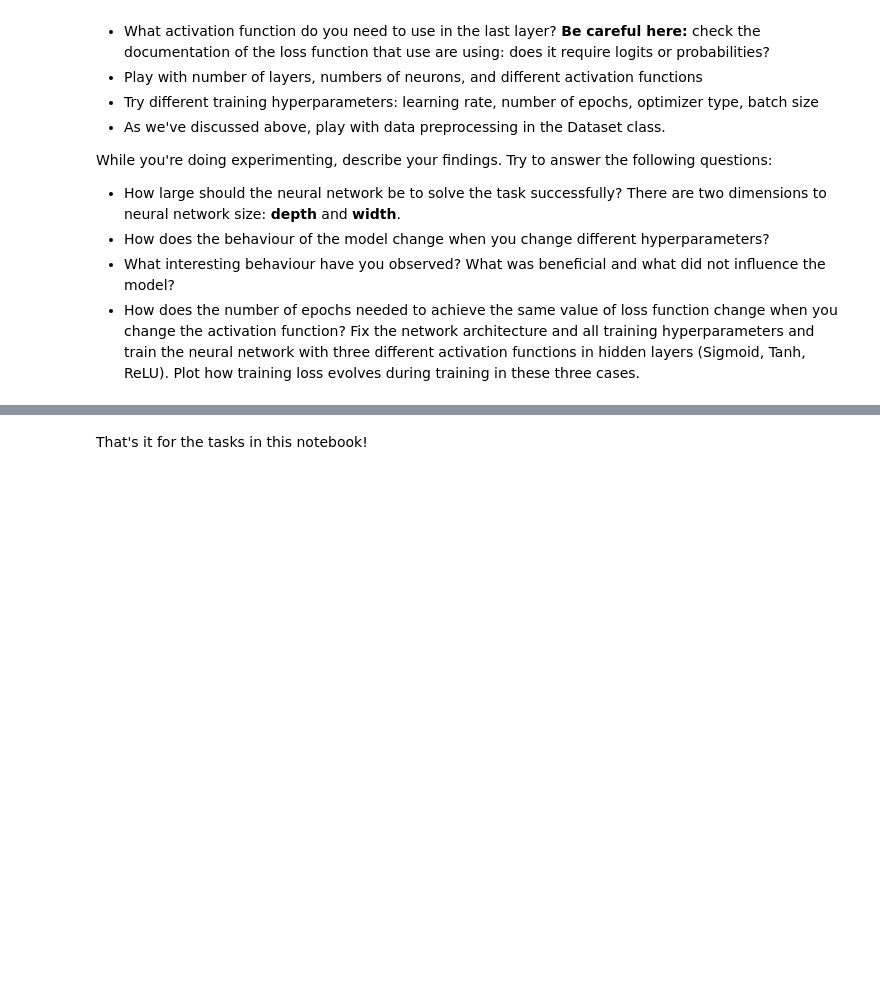
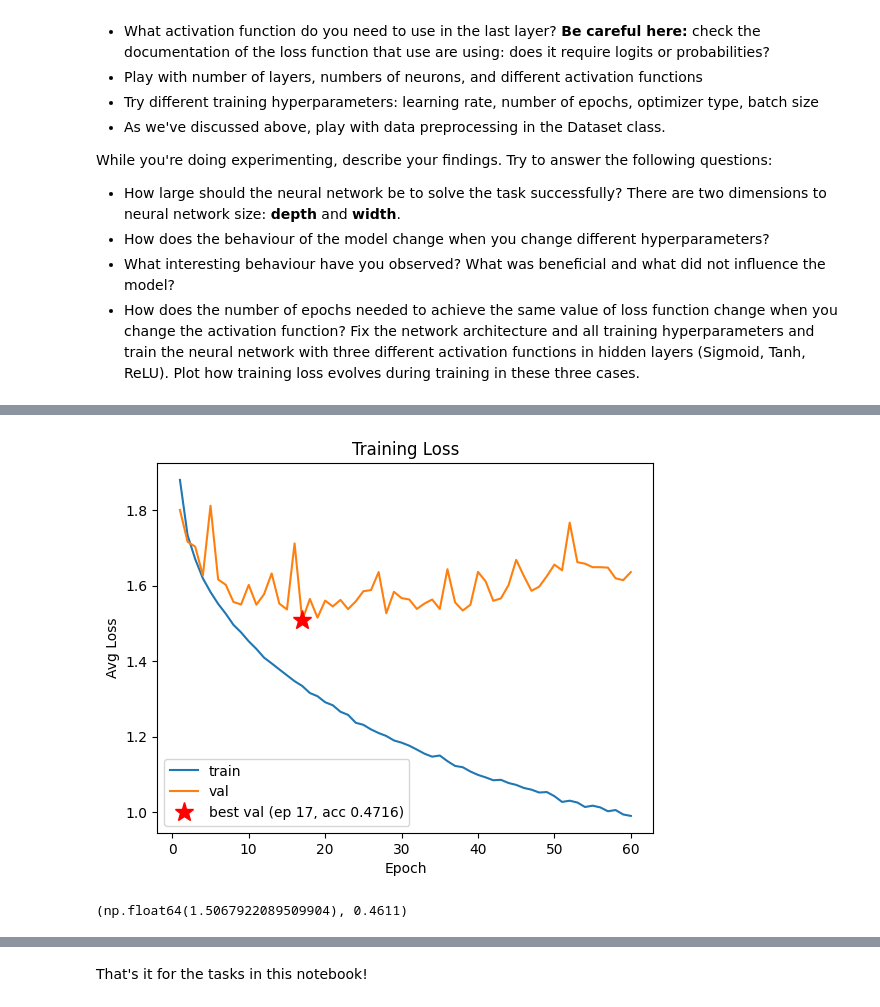
Before and after one commit to armantsaturian/nebius-ai-engineering, a Jupyter notebook: llm-architectures/hw2/homework_CIFAR10.ipynb, the cells around one changed output, grey strips where cells are left out. Saved outputs shown, nothing was run; the diff lists cells and outputs as text; code cells hidden in the pictures; blank space fills up the shorter version.

```diff
--- a/llm-architectures/hw2/homework_CIFAR10.ipynb
+++ b/llm-architectures/hw2/homework_CIFAR10.ipynb
@@ -1334,9 +1320,10 @@ Define a neural network that should solve a multi-class classification task with
 - What activation function should the last layer have?
 # %%
 import torch.nn as nn
+from typing import Optional
 
 class Net(nn.Module):
-    def __init__(self, input_dim: int, linear_blocks: list):
+    def __init__(self, input_dim: int, linear_blocks: list, dropout: Optional[float]):
         super(Net, self).__init__()
 
         # define layers and activation function that your model will have
@@ -1347,6 +1334,8 @@ class Net(nn.Module):
             layers.append(nn.Linear(in_dim, h))
             layers.append(nn.BatchNorm1d(h))
             layers.append(nn.ReLU())
+            if dropout:
+                layers.append(nn.Dropout(dropout))
             in_dim = h
         layers.append(nn.Linear(in_dim, 10))
         self.net = nn.Sequential(*layers)
@@ -1544,0 +1661,30 @@ While you're doing experimenting, describe your findings. Try to answer the foll
+# %%
+from torchvision.transforms import v2
+
+class Grayscale:
+    def __call__(self, x):
+        # ITU-R BT.601 luma, x shape: (3, H, W)
+        gray = 0.299 * x[0] + 0.587 * x[1] + 0.114 * x[2]
+        return gray.unsqueeze(0).expand(3, -1, -1)  # repeat to 3ch so Net input_dim stays 3*32*32
+
+grayscale_transform = Grayscale()
+# %%
+gray_train_ds = CIFAR10Dataset(train_data_34, transform=grayscale_transform)
+gray_val_ds = CIFAR10Dataset(val_data_34, transform=grayscale_transform)
+gray_test_ds = CIFAR10Dataset(test_data_34, transform=grayscale_transform)
+
+gray_train_loader = torch.utils.data.DataLoader(gray_train_ds, batch_size=64, shuffle=True)
+gray_val_loader = torch.utils.data.DataLoader(gray_val_ds, batch_size=64, shuffle=False)
+gray_test_loader = torch.utils.data.DataLoader(gray_test_ds, batch_size=64, shuffle=False)
+# %%
+net_gray = Net(input_dim=32*32*3, linear_blocks=[256, 128], dropout=0.2)
+optimizer_gray = torch.optim.Adam(net_gray.parameters())
+criterion_gray = nn.CrossEntropyLoss()
+
+NN_gray = train(net_gray, gray_train_loader, criterion_gray, optimizer_gray, 60, val_loader=gray_val_loader)
+# %% [output]
+[figure, added]
+# %%
+evaluate(NN_gray, gray_test_loader, criterion)
+# %% [output]
+(np.float64(1.5067922089509904), 0.4611)
```
Also changed, not shown: parts of 26 cells of this notebook.
